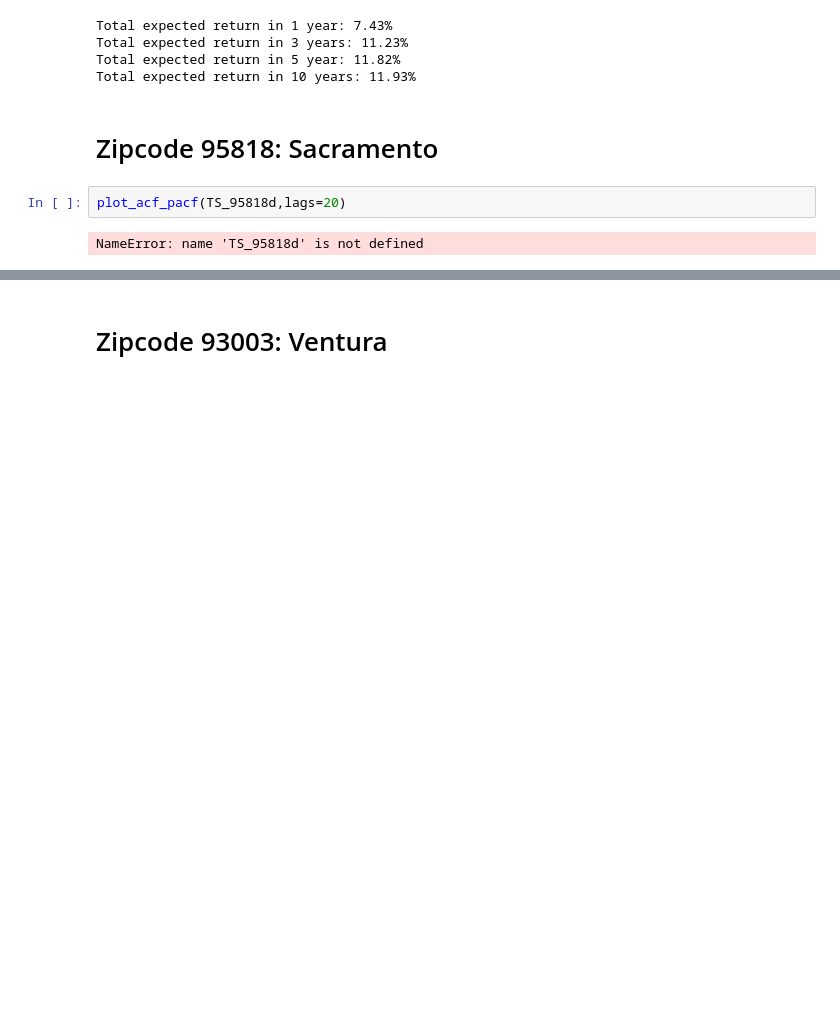
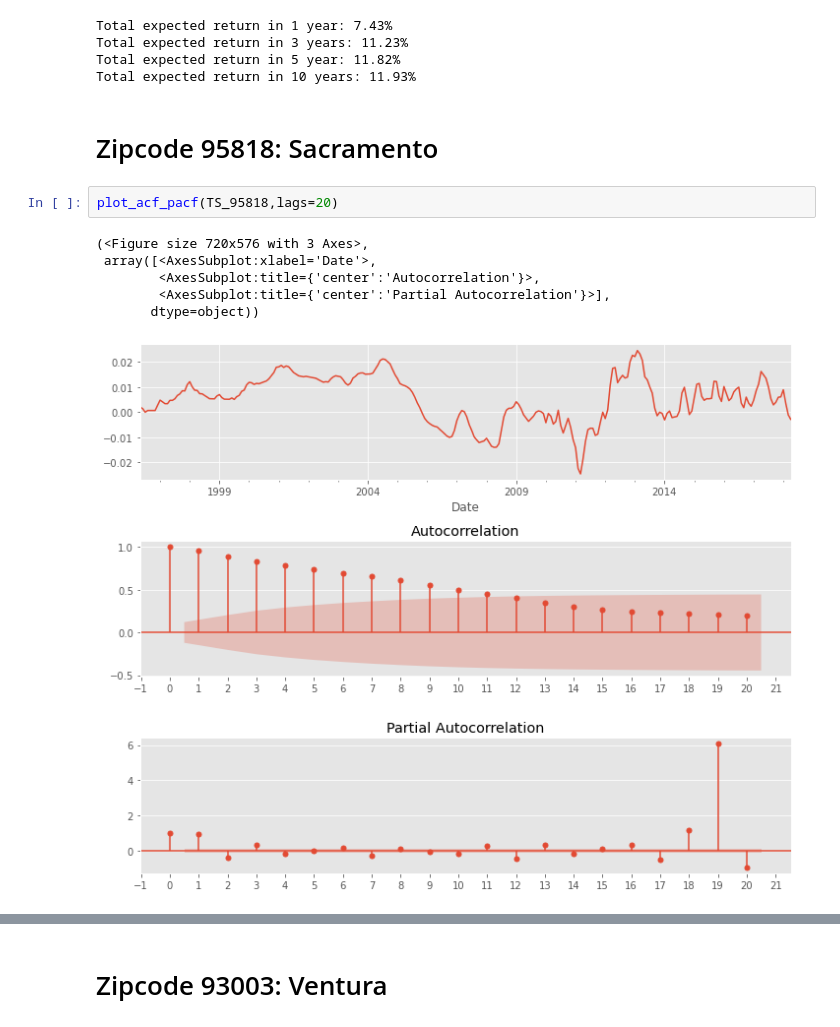
Before and after one commit to Milenaafeworki/Time-Series-prediction, a Jupyter notebook: Time series analysis.ipynb, the cells around one changed output, grey strips where cells are left out. Drawn from its saved outputs; the diff is of its cells as text; blank space fills up the shorter version.

```diff
--- a/Time series analysis.ipynb
+++ b/Time series analysis.ipynb
@@ -1596,7 +1596,12 @@ Total expected return in 10 years: 11.93%
 # %% [markdown]
 #  Zipcode 95818: Sacramento
 # %%
-plot_acf_pacf(TS_95818d,lags=20)
+plot_acf_pacf(TS_95818,lags=20)
 # %% [output]
-NameError: name 'TS_95818d' is not defined
+(<Figure size 720x576 with 3 Axes>,
+ array([<AxesSubplot:xlabel='Date'>,
+        <AxesSubplot:title={'center':'Autocorrelation'}>,
+        <AxesSubplot:title={'center':'Partial Autocorrelation'}>],
+       dtype=object))
+[figure, added]
 # %%
```
Also changed, not shown: parts of 20 cells of this notebook, 2 other files.
